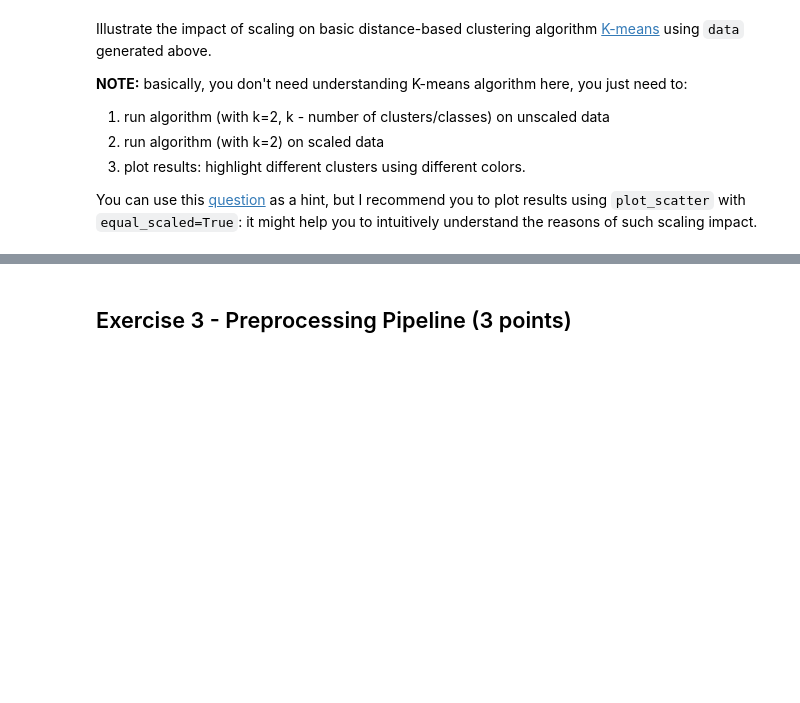
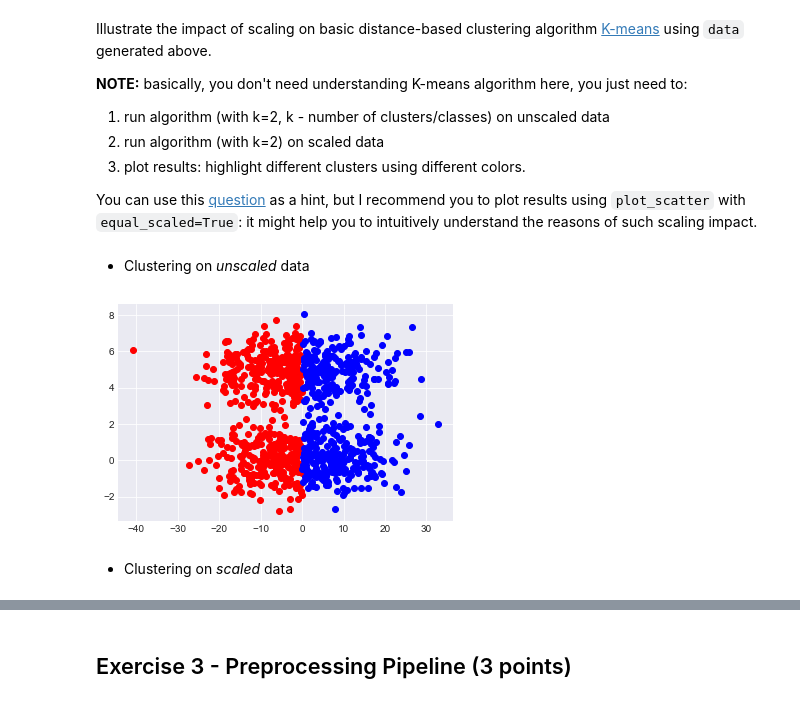
Before and after one commit to aleksandr-jasinski/4_jasinski_feature_engineering_selection, a Jupyter notebook: feature_engineering_selection.ipynb, the cells around one changed output, grey strips where cells are left out. Drawn from its saved outputs; the diff is of its cells as text; code cells hidden in the pictures; blank space fills up the shorter version.

```diff
--- a/feature_engineering_selection.ipynb
+++ b/feature_engineering_selection.ipynb
@@ -568,0 +595,24 @@ You can use this [question](https://stats.stackexchange.com/questions/89809/is-i
+# %%
+from sklearn.cluster import KMeans
+Kmean = KMeans(n_clusters=2)
+# %% [markdown]
+* Clustering on _unscaled_ data
+# %%
+cluster_0 = []
+cluster_1 = []
+unscaled_data = Kmean.fit_predict(data)
+for i in range(len(data)):
+    if unscaled_data[i] == 0:
+        cluster_0.append(data[i].tolist())
+    else:
+        cluster_1.append(data[i].tolist())
+cluster_0 = np.array(cluster_0)
+cluster_1 = np.array(cluster_1)
+# %%
+plt.scatter(cluster_0[:, 0],cluster_0[:, 1], color = 'red')
+plt.scatter(cluster_1[:, 0],cluster_1[:, 1], color = 'blue')
+plt.show()
+# %% [output]
+[figure, added]
+# %% [markdown]
+* Clustering on _scaled_ data
```
Also changed, not shown: parts of 9 cells of this notebook.
